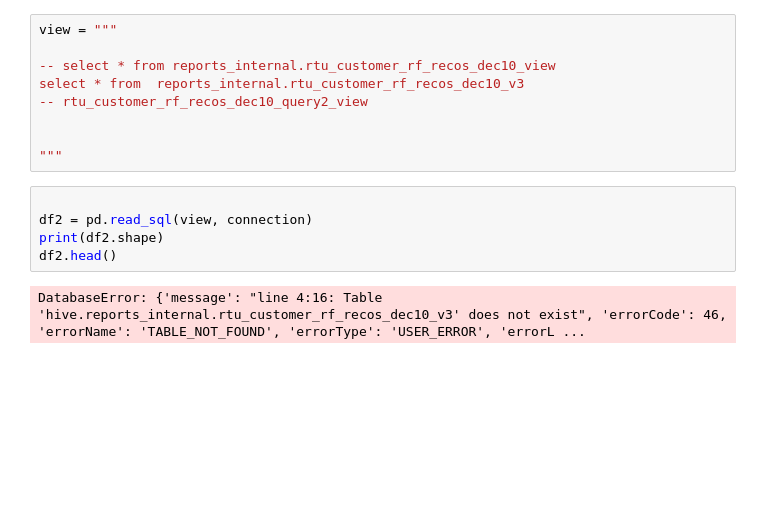
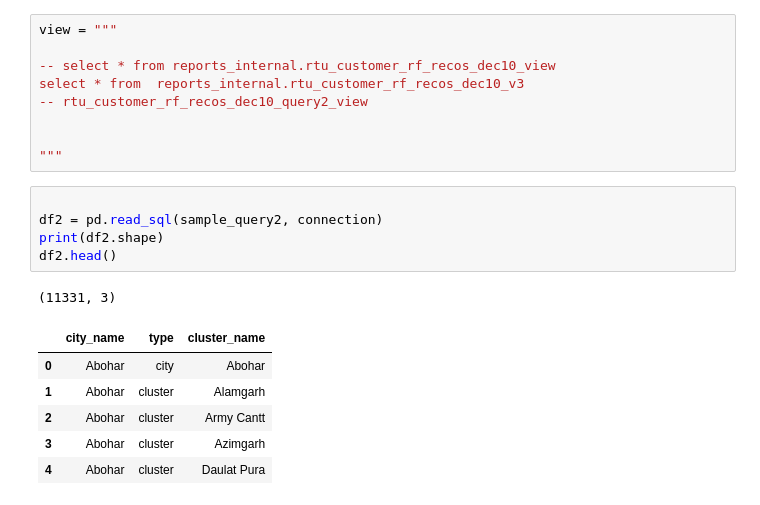
Before and after one commit to Manoj-kumar-ravirajan/analytics, a Jupyter notebook: connection.ipynb, the cells around one changed output. Drawn from its saved outputs; the diff is of its cells as text; blank space fills up the shorter version.

```diff
--- a/connection.ipynb
+++ b/connection.ipynb
@@ -160,8 +104,14 @@ select * from  reports_internal.rtu_customer_rf_recos_dec10_v3
 """
 # %%
 
-df2 = pd.read_sql(view, connection)
+df2 = pd.read_sql(sample_query2, connection)
 print(df2.shape)
 df2.head()
 # %% [output]
-DatabaseError: {'message': "line 4:16: Table 'hive.reports_internal.rtu_customer_rf_recos_dec10_v3' does not exist", 'errorCode': 46, 'errorName': 'TABLE_NOT_FOUND', 'errorType': 'USER_ERROR', 'errorL ...
+(11331, 3)
+|  | city_name | type | cluster_name |
+| 0 | Abohar | city | Abohar |
+| 1 | Abohar | cluster | Alamgarh |
+| 2 | Abohar | cluster | Army Cantt |
+| 3 | Abohar | cluster | Azimgarh |
+| 4 | Abohar | cluster | Daulat Pura |
```
Also changed, not shown: parts of 15 cells of this notebook, 41 other files.
